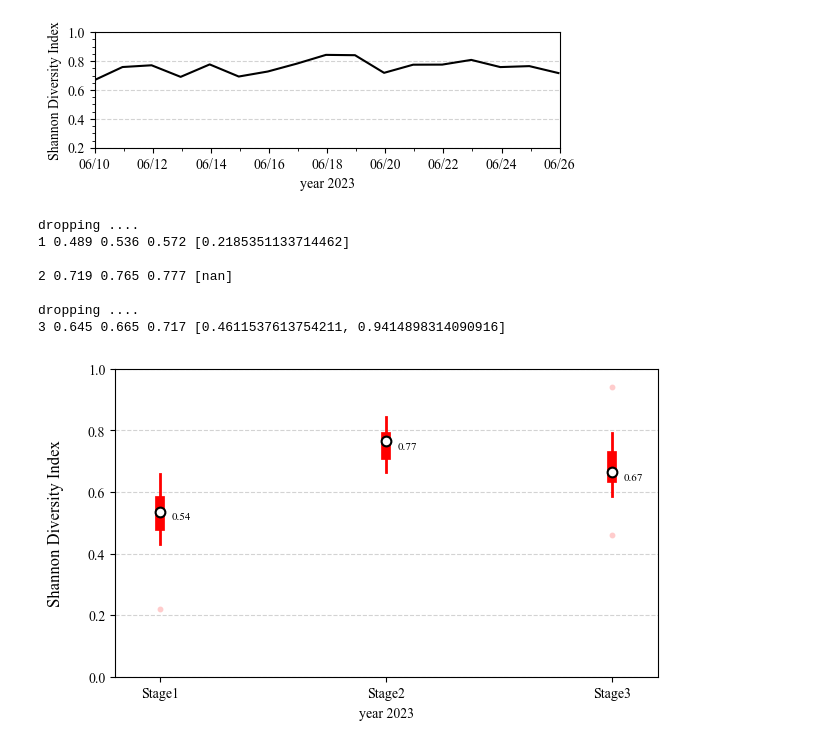
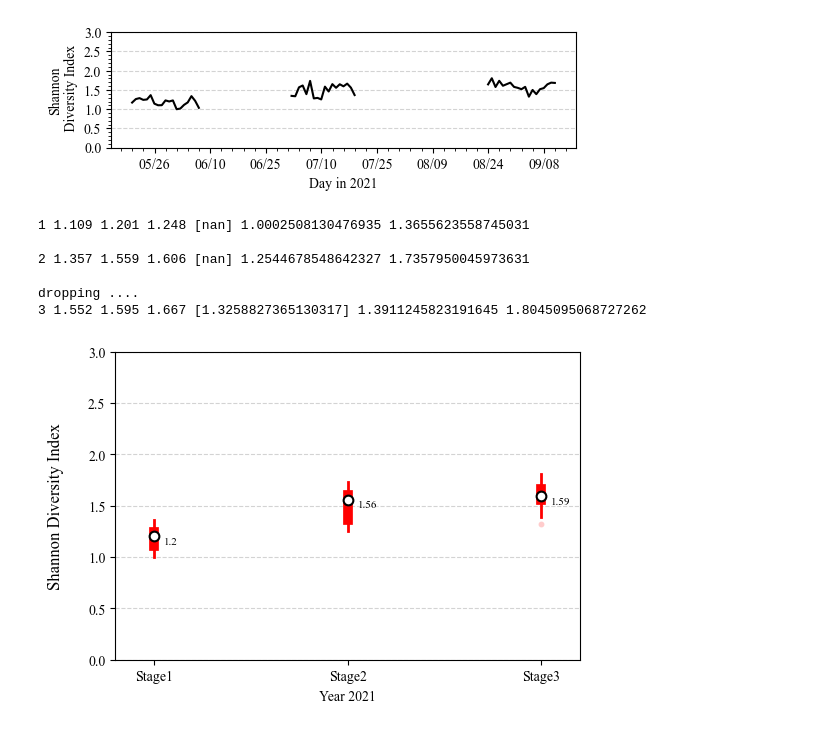
Before and after one commit to jhtong33/Code, a Jupyter notebook: 03.3_diversity.ipynb, the cells around one changed output. Cells and saved outputs as stored; diff of their text form; code cells hidden in the pictures.

Commit message:
diversity summary

```diff
--- a/03.3_diversity.ipynb
+++ b/03.3_diversity.ipynb
@@ -74,7 +76,8 @@ df_spec = pd.DataFrame(spec)
 # %%
 sumlist = df_spec.sum(min_count=1, axis=1)
 dp = pd.DataFrame(np.array([((df_spec.values[i:i+1]).tolist()[0]/ sumlist.values[i]).tolist()  for i in range(len(df_spec))] ))
-p_log = dp*np.log10(dp)
+# p_log = dp*np.log10(dp)
+p_log = dp*np.log(dp)
 H = -1*np.sum(p_log, axis=1)
 H = [h  if h != -0.000000 else np.nan for h in H ]
 df_H = pd.concat([pd.DataFrame({'Time':datelist, 'H': H}) ])
@@ -107,24 +106,25 @@ plt.grid(axis='y', ls='--', color='lightgrey')
 plt.plot(df_H['Time'], df_H['H'], 'k' )
 last_index = df_H['H'][df_H['H'].isna() == False].index[-1]
 # plt.xlim(df_H['Time'][0], df_H['Time'][last_index])
-plt.xlim(datetime(2023,6,10), datetime(2023,6,26))
-plt.ylabel('Shannon Diversity Index')
-plt.ylim(0.2, 1)
+# plt.xlim(datetime(2023,6,10), datetime(2023,6,26))
+plt.ylabel('Shannon\n Diversity Index')
+plt.ylim(0, 3)
 
-plt.xlabel('year 2023')
-ax.yaxis.set_minor_locator(MultipleLocator(0.05))
-ax.yaxis.set_major_locator(MultipleLocator(0.2))
-ax.xaxis.set_minor_locator(mdates.DayLocator(interval=1))
-ax.xaxis.set_major_locator(mdates.DayLocator(interval=2))
+plt.xlabel(f'Day in {year}')
+ax.yaxis.set_minor_locator(MultipleLocator(0.1))
+ax.yaxis.set_major_locator(MultipleLocator(0.5))
+ax.xaxis.set_minor_locator(mdates.DayLocator(interval=3))
+ax.xaxis.set_major_locator(mdates.DayLocator(interval=15))
 ax.xaxis.set_major_formatter(mdates.DateFormatter("%m/%d"))
 
-plt.savefig('qqq.png', dpi=150)
-# plt.savefig(f'../Results/soundsepration/{place}_2023_index_variations.png', dpi=150 )
-# plt.savefig(f'../Results/soundsepration/{place}_2023_index_variations.pdf', dpi=150 )
+# plt.savefig('qqq.png', dpi=150)
+df_H.to_csv(f'{savepath}/{place}_{year}_index_variations.csv', index=False)
+plt.savefig(f'{savepath}/{place}_{year}_index_variations.png', dpi=150, bbox_inches='tight' )
+plt.savefig(f'{savepath}/{place}_{year}_index_variations.pdf', dpi=150, bbox_inches='tight' )
 # %% [output]
-[figure, old version]
+[figure, new version]
 # %%
-def stats_plot(data, index, ax):
+def stats_plot(data, index, ax, year=2021, savepath=None):
     Q1 = round(np.nanpercentile(data, 25, interpolation = 'midpoint'), 3)
     Q2 = round(np.nanmedian(data),3)
     Q3 = round(np.nanpercentile(data, 75, interpolation = 'midpoint'), 3)
@@ -163,37 +163,51 @@ def stats_plot(data, index, ax):
     if not drop_num[0] is np.nan:
         ax.scatter([index]*len(drop_num), drop_num,  marker='o', s=5, color='white', edgecolors='r', lw=2, alpha=0.2)
 
-    print(index, Q1, Q2, Q3, drop_num)
+    print(index, Q1, Q2, Q3, drop_num, np.nanmin(data), np.nanmax(data))
+
+    if not os.path.isfile(f'{savepath}/stats.log'):
+        minn = np.nanmin(data)
+        maxx = np.nanmax(data)
+        cmd = '''
+        echo year,index,Q1,Q2,Q3,min,max,drop > %(savepath)s/stats.log
+        echo %(year)i,%(index)i,%(Q1)f,%(Q2)f,%(Q3)f,%(minn)f,%(maxx)f,%(drop_num)s >> %(savepath)s/stats.log
+        '''%locals()
+    else:
+        minn = np.nanmin(data)
+        maxx = np.nanmax(data)
+        cmd = '''
+        echo %(year)i,%(index)i,%(Q1)f,%(Q2)f,%(Q3)f,%(minn)f,%(maxx)f,%(drop_num)s >> %(savepath)s/stats.log
+        '''%locals()
+    os.system(cmd)
     print()
     return Q1, Q2, Q3, drop_num, ax
 # %%
-fig, ax = plt.subplots(ncols=1, nrows=1, figsize=(7, 4))
-stage1 = df_H[df_H['Time']<datetime(2023,5,15)]
-Q1, Q2, Q3, drop_num, ax = stats_plot(stage1['H'], 1, ax)
+fig, ax = plt.subplots(ncols=1, nrows=1, figsize=(6, 4))
+stage1 = df_H[df_H['Time']<datetime(year, 6, 10)]
+Q1, Q2, Q3, drop_num, ax = stats_plot(stage1['H'], 1, ax, year=year, savepath=savepath)
 
-stage2 = df_H[df_H['Time']<datetime(2023,7,1)][df_H['Time']>datetime(2023,6,1)]
+stage2 = df_H[df_H['Time']>datetime(year, 6, 10)][df_H['Time']<datetime(year, 7, 30)]
 stage2 = stage2.reset_index()
-Q1, Q2, Q3, drop_num, ax = stats_plot(stage2['H'], 2, ax)
+Q1, Q2, Q3, drop_num, ax = stats_plot(stage2['H'], 2, ax, year=year, savepath=savepath)
 
-stage3 = df_H[df_H['Time']>datetime(2023,8,15)]
+stage3 = df_H[df_H['Time']>datetime(year, 7, 30)]
 stage3 = stage3.reset_index()
-Q1, Q2, Q3, drop_num, ax = stats_plot(stage3['H'], 3, ax)
+Q1, Q2, Q3, drop_num, ax = stats_plot(stage3['H'], 3, ax, year=year, savepath=savepath)
 
-plt.ylim(0, 1)
+plt.ylim(0, 3)
 plt.xlim(0.8, 3.2)
-plt.xlabel('year 2023')
+plt.xlabel(f'Year {year}')
 plt.xticks(range(1, 4), ['Stage1', 'Stage2', 'Stage3'])
 plt.grid(axis='y', ls='--', color='lightgrey')
 plt.ylabel('Shannon Diversity Index\n', fontsize=12)
 
-plt.savefig(f'../Results/soundsepration/{place}_2023_index_stats.png', dpi=150 )
-plt.savefig(f'../Results/soundsepration/{place}_2023_index_stats.pdf', dpi=150 )
+plt.savefig(f'{savepath}/{place}_{year}_index_stats.png', dpi=150 )
+plt.savefig(f'{savepath}/{place}_{year}_index_stats.pdf', dpi=150 )
 # %% [output]
-dropping ....
-1 0.489 0.536 0.572 [0.2185351133714462]
+1 1.109 1.201 1.248 [nan] 1.0002508130476935 1.3655623558745031
 
-2 0.719 0.765 0.777 [nan]
+2 1.357 1.559 1.606 [nan] 1.2544678548642327 1.7357950045973631
 
 dropping ....
-3 0.645 0.665 0.717 [0.4611537613754211, 0.9414898314090916]
+3 1.552 1.595 1.667 [1.3258827365130317] 1.3911245823191645 1.8045095068727262
-[figure, old version]
+[figure, new version]
```
Also changed, not shown: parts of 6 cells of this notebook, 5 other files.
